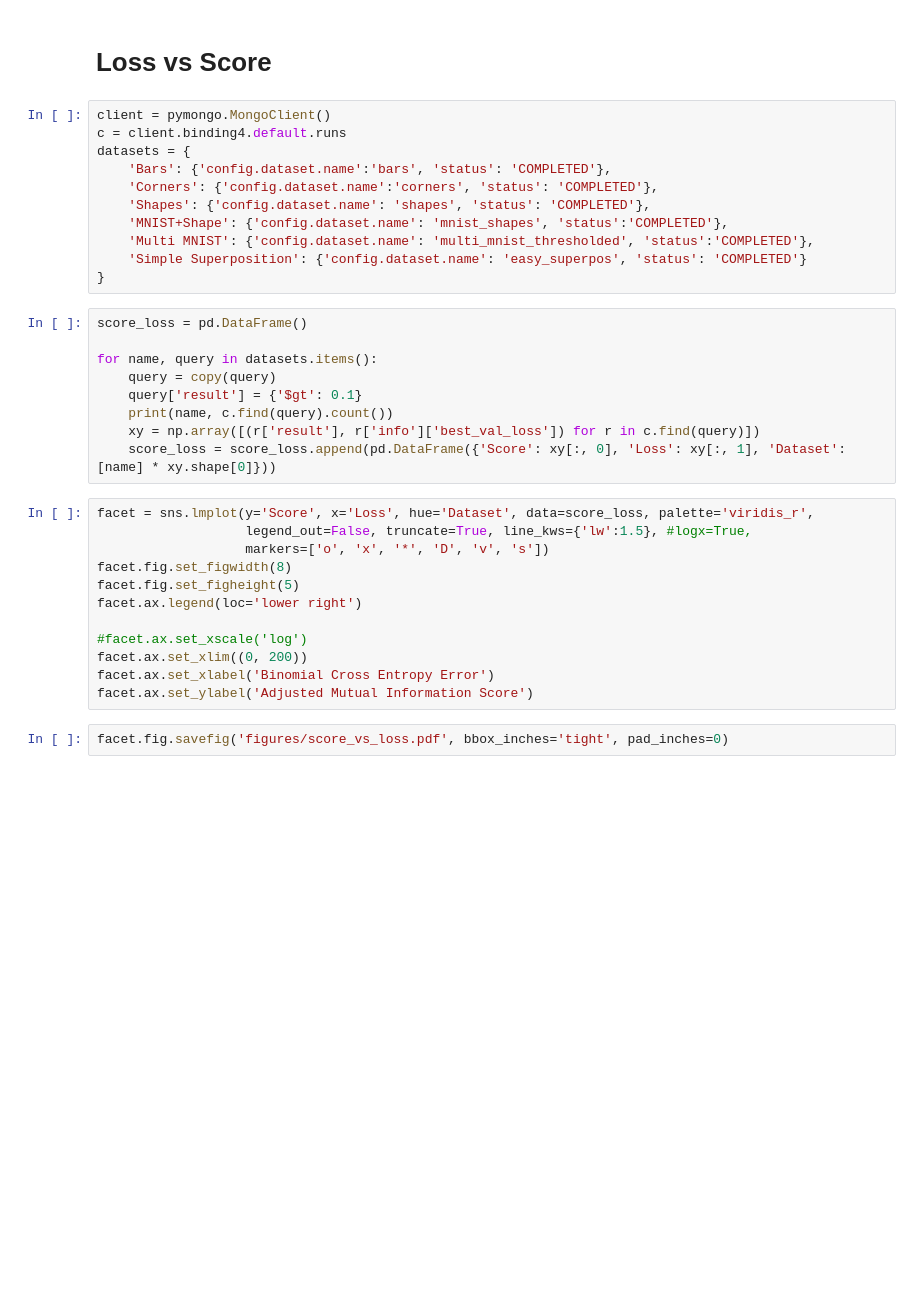
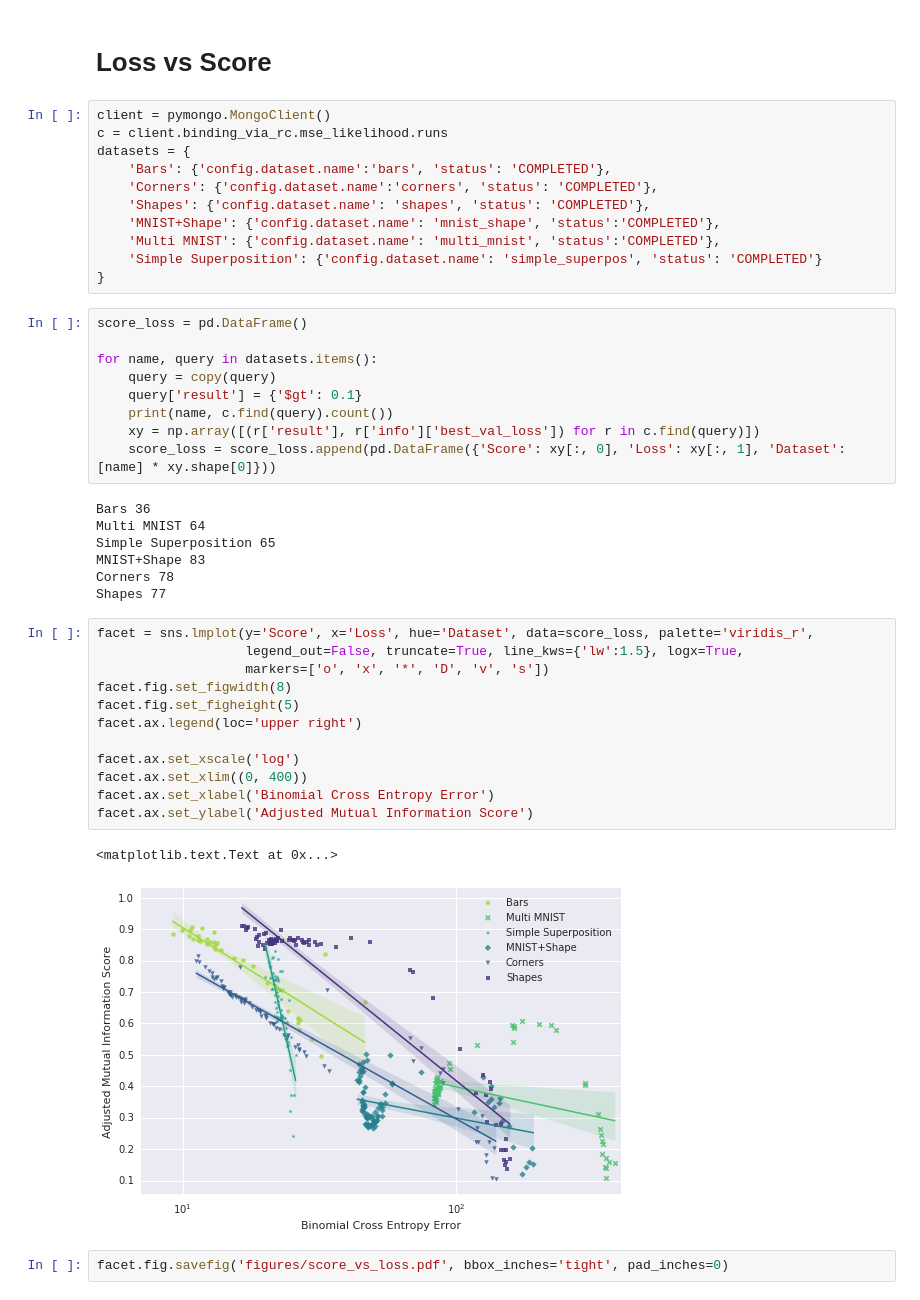
Before and after one commit to Qwlouse/Binding, a Jupyter notebook: Plots.ipynb, the cells around one changed output. Saved outputs shown, nothing was run; the diff lists cells and outputs as text; blank space fills up the shorter version.

```diff
--- a/Plots.ipynb
+++ b/Plots.ipynb
@@ -303,14 +321,14 @@ fig.savefig('figures/multi_mnist_iter_examples.pdf', bbox_inches='tight', pad_in
 # Loss vs Score
 # %%
 client = pymongo.MongoClient()
-c = client.binding4.default.runs
+c = client.binding_via_rc.mse_likelihood.runs
 datasets = {
     'Bars': {'config.dataset.name':'bars', 'status': 'COMPLETED'},
     'Corners': {'config.dataset.name':'corners', 'status': 'COMPLETED'},
     'Shapes': {'config.dataset.name': 'shapes', 'status': 'COMPLETED'},
-    'MNIST+Shape': {'config.dataset.name': 'mnist_shapes', 'status':'COMPLETED'},
-    'Multi MNIST': {'config.dataset.name': 'multi_mnist_thresholded', 'status':'COMPLETED'},
-    'Simple Superposition': {'config.dataset.name': 'easy_superpos', 'status': 'COMPLETED'}
+    'MNIST+Shape': {'config.dataset.name': 'mnist_shape', 'status':'COMPLETED'},
+    'Multi MNIST': {'config.dataset.name': 'multi_mnist', 'status':'COMPLETED'},
+    'Simple Superposition': {'config.dataset.name': 'simple_superpos', 'status': 'COMPLETED'}
 }
 # %%
 score_loss = pd.DataFrame()
@@ -321,18 +339,28 @@ for name, query in datasets.items():
     print(name, c.find(query).count())
     xy = np.array([(r['result'], r['info']['best_val_loss']) for r in c.find(query)])
     score_loss = score_loss.append(pd.DataFrame({'Score': xy[:, 0], 'Loss': xy[:, 1], 'Dataset':[name] * xy.shape[0]}))
+# %% [output]
+Bars 36
+Multi MNIST 64
+Simple Superposition 65
+MNIST+Shape 83
+Corners 78
+Shapes 77
 # %%
 facet = sns.lmplot(y='Score', x='Loss', hue='Dataset', data=score_loss, palette='viridis_r',
-                   legend_out=False, truncate=True, line_kws={'lw':1.5}, #logx=True,
+                   legend_out=False, truncate=True, line_kws={'lw':1.5}, logx=True,
                    markers=['o', 'x', '*', 'D', 'v', 's'])
 facet.fig.set_figwidth(8)
 facet.fig.set_figheight(5)
-facet.ax.legend(loc='lower right')
+facet.ax.legend(loc='upper right')
 
-#facet.ax.set_xscale('log')
-facet.ax.set_xlim((0, 200))
+facet.ax.set_xscale('log')
+facet.ax.set_xlim((0, 400))
 facet.ax.set_xlabel('Binomial Cross Entropy Error')
 facet.ax.set_ylabel('Adjusted Mutual Information Score')
+# %% [output]
+<matplotlib.text.Text at 0x...>
+[figure, added]
 # %%
 facet.fig.savefig('figures/score_vs_loss.pdf', bbox_inches='tight', pad_inches=0)
 # %% [markdown]
```
Also changed, not shown: parts of 14 cells of this notebook, 35 other files.
